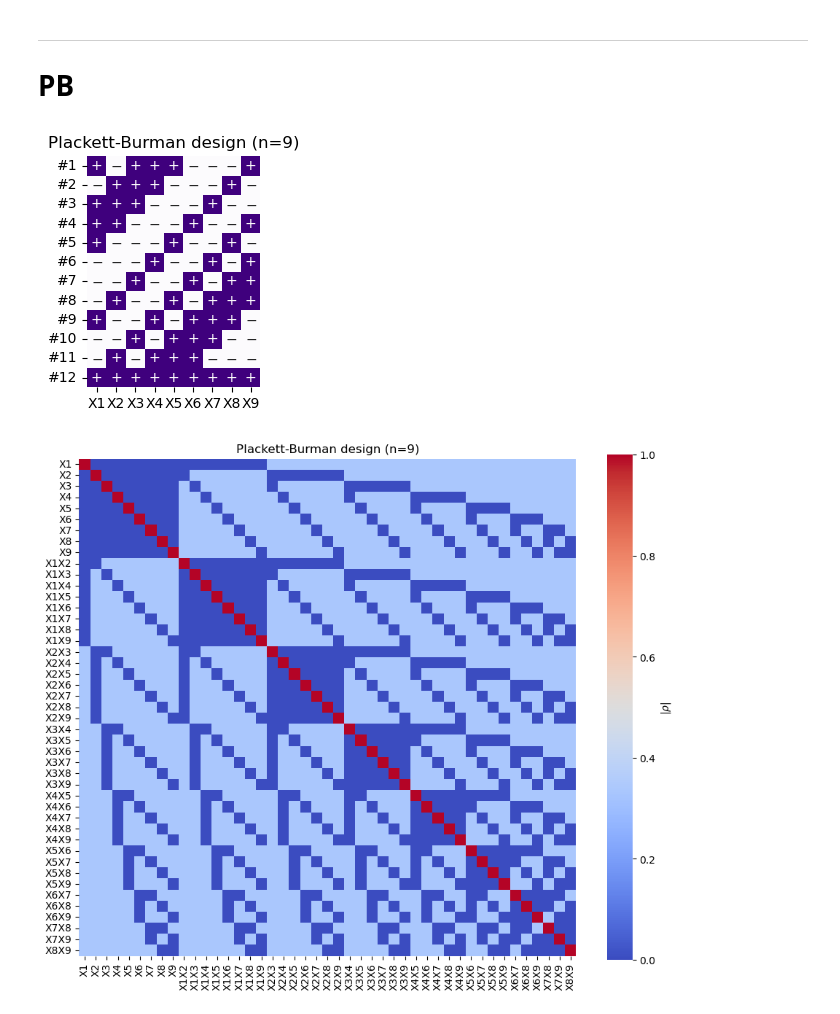
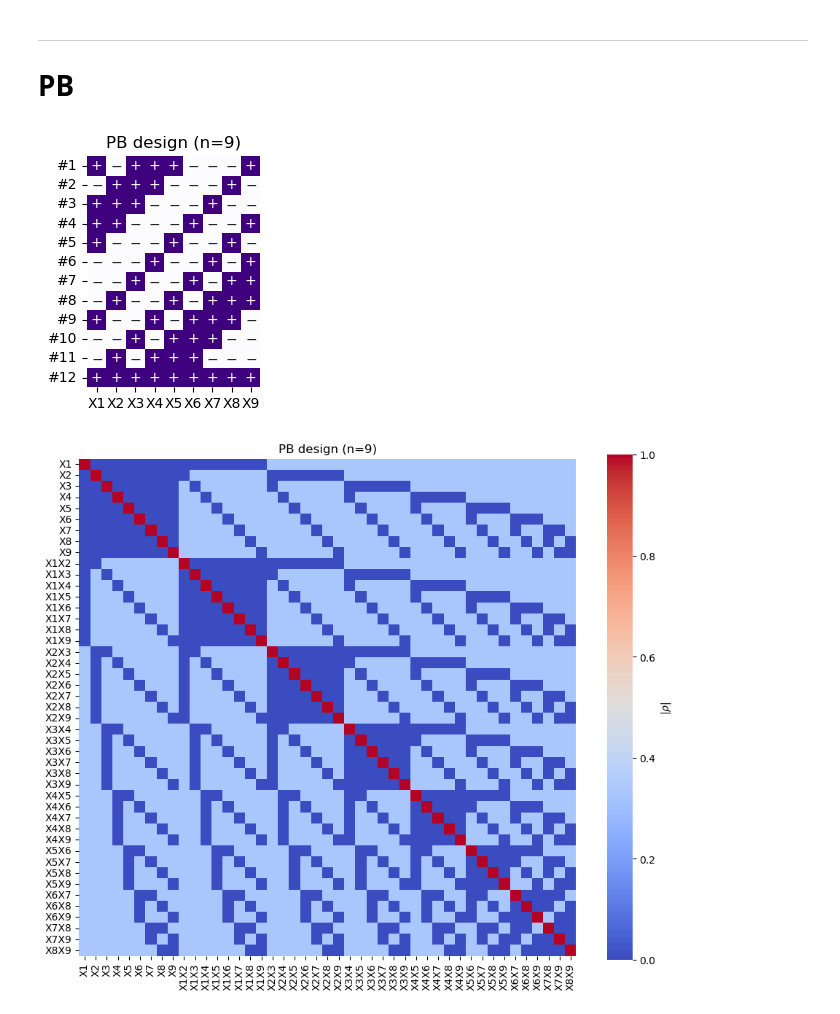
Before and after one commit to yo-aka-gene/WhyDOE, a Jupyter notebook: jupyternb/sandbox.ipynb, the cells around one changed output. Saved outputs shown, nothing was run; the diff lists cells and outputs as text; code cells hidden in the pictures.

```diff
--- a/jupyternb/sandbox.ipynb
+++ b/jupyternb/sandbox.ipynb
@@ -610,19 +637,19 @@ if conf.savefig:
 # %%
 fig, ax = plt.subplots(figsize=(3, 3))
 
 n_factor = 9
 
 design_heatmap(
     design=PlackettBurman, n_factor=n_factor, ax=ax,
     cmap="Purples", square=True
 )
 
-ax.set(title=f"Plackett-Burman design (n={n_factor})")
+ax.set(title=f"PB design (n={n_factor})")
 
 if conf.savefig:
     fig.savefig(f"{conf.out}/pb_n={n_factor}", **kwarg_savefig)
 # %% [output]
-[figure, old version]
+[figure, new version]
 # %%
 fig, ax = plt.subplots(figsize=(11, 9))
 
@@ -631,12 +658,12 @@ correlation_heatmap(
     cmap="coolwarm", square=True
 )
 
-ax.set(title=f"Plackett-Burman design (n={n_factor})")
+ax.set(title=f"PB design (n={n_factor})")
 
 if conf.savefig:
     fig.savefig(f"{conf.out}/pb_corr_n={n_factor}", **kwarg_savefig)
 # %% [output]
-[figure, old version]
+[figure, new version]
 # %%
 exdes = PlackettBurman().get_exmatrix(9)()
 # %%
```
Also changed, not shown: parts of 17 cells of this notebook, 21 other files.
